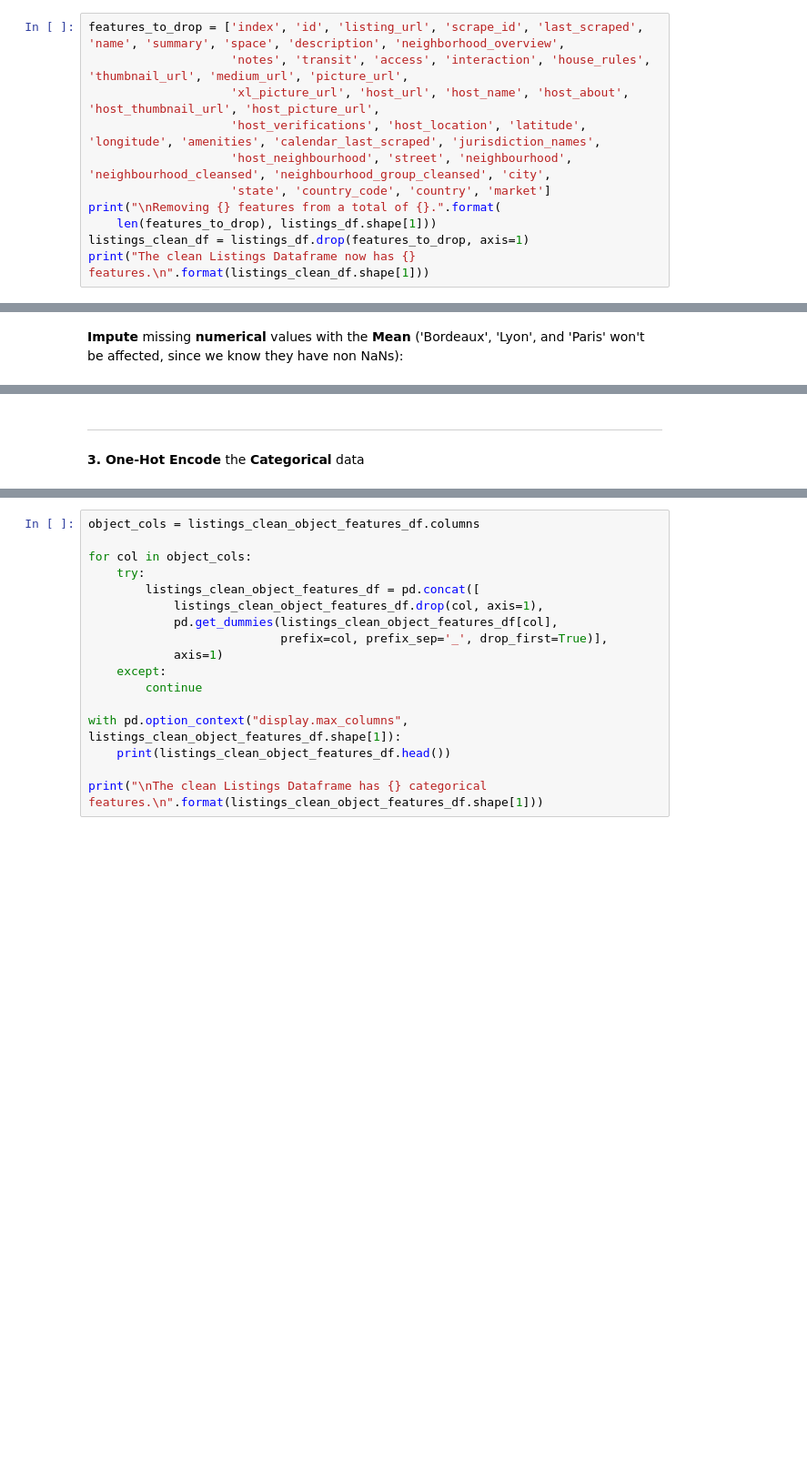
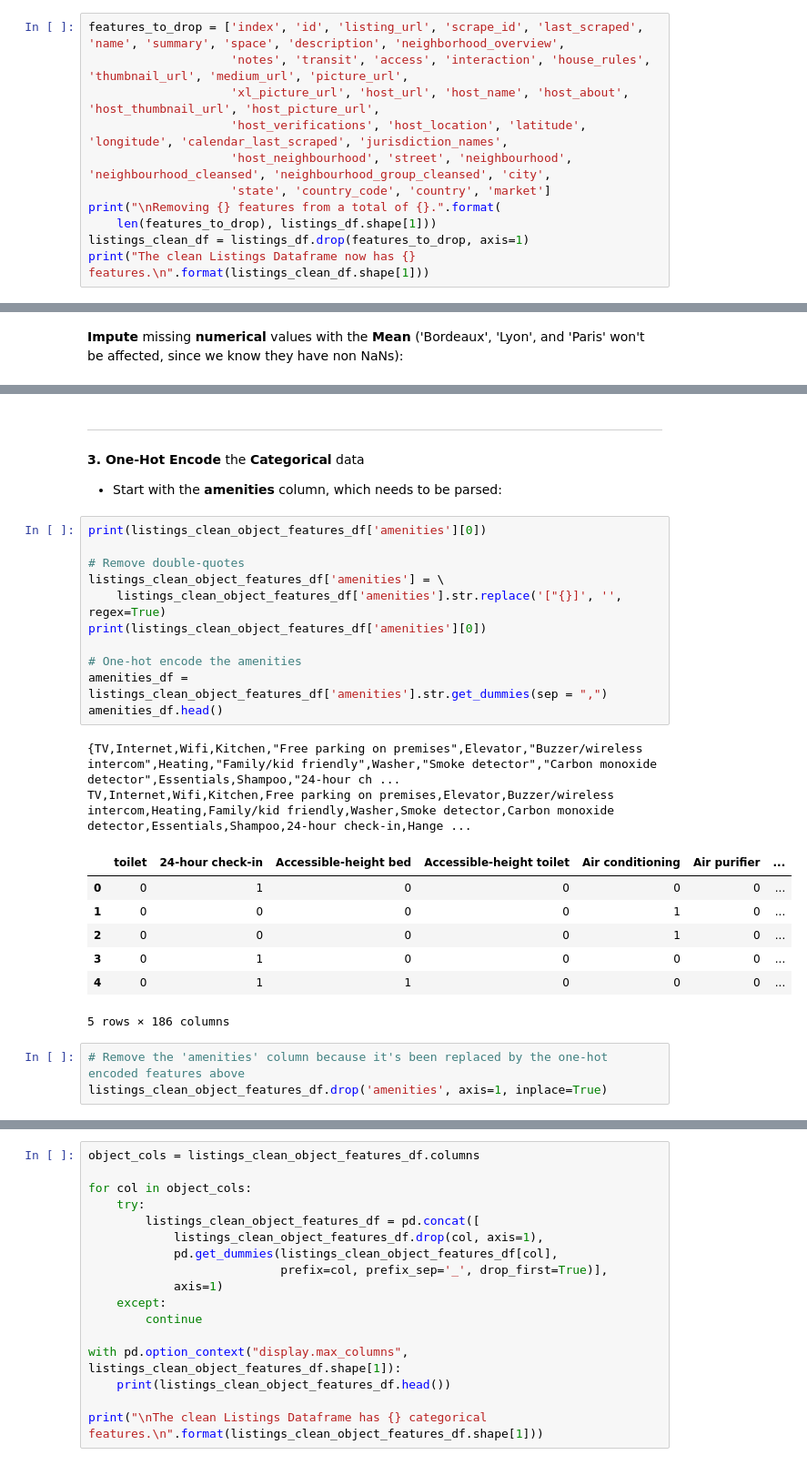
Before and after one commit to ChristopheBunn/Udacity-Data-Scientist-Nanodegree, a Jupyter notebook: Jupyter Notebooks/7 - Introduction to Data Science/Project - Write a Data Science Blog Post/Airbnb_Bordeaux_Lyon_Paris.ipynb, the cells around one changed output, grey strips where cells are left out. Shown at 91% size. Cells and saved outputs as stored; diff of their text form; blank space fills up the shorter version.

Commit message:
Cleaned more data before performing PCA: calendar_updated* and amenities

```diff
--- a/Jupyter Notebooks/7 - Introduction to Data Science/Project - Write a Data Science Blog Post/Airbnb_Bordeaux_Lyon_Paris.ipynb
+++ b/Jupyter Notebooks/7 - Introduction to Data Science/Project - Write a Data Science Blog Post/Airbnb_Bordeaux_Lyon_Paris.ipynb
@@ -622,7 +622,7 @@ Careful analysis of the data above - searching visually for free text, using "li
 features_to_drop = ['index', 'id', 'listing_url', 'scrape_id', 'last_scraped', 'name', 'summary', 'space', 'description', 'neighborhood_overview',
                     'notes', 'transit', 'access', 'interaction', 'house_rules', 'thumbnail_url', 'medium_url', 'picture_url',
                     'xl_picture_url', 'host_url', 'host_name', 'host_about', 'host_thumbnail_url', 'host_picture_url',
-                    'host_verifications', 'host_location', 'latitude', 'longitude', 'amenities', 'calendar_last_scraped', 'jurisdiction_names',
+                    'host_verifications', 'host_location', 'latitude', 'longitude', 'calendar_last_scraped', 'jurisdiction_names',
                     'host_neighbourhood', 'street', 'neighbourhood', 'neighbourhood_cleansed', 'neighbourhood_group_cleansed', 'city',
                     'state', 'country_code', 'country', 'market']
 print("\nRemoving {} features from a total of {}.".format(
@@ -831,3 +831,28 @@ The clean Listings Dataframe has 43 numerical features.
 # %% [markdown]
 ___
 **3. One-Hot Encode** the **Categorical** data
+ - Start with the **amenities** column, which needs to be parsed:
+# %%
+print(listings_clean_object_features_df['amenities'][0])
+
+# Remove double-quotes
+listings_clean_object_features_df['amenities'] = \
+    listings_clean_object_features_df['amenities'].str.replace('["{}]', '', regex=True)
+print(listings_clean_object_features_df['amenities'][0])
+
+# One-hot encode the amenities
+amenities_df = listings_clean_object_features_df['amenities'].str.get_dummies(sep = ",")
+amenities_df.head()
+# %% [output]
+{TV,Internet,Wifi,Kitchen,"Free parking on premises",Elevator,"Buzzer/wireless intercom",Heating,"Family/kid friendly",Washer,"Smoke detector","Carbon monoxide detector",Essentials,Shampoo,"24-hour ch ...
+TV,Internet,Wifi,Kitchen,Free parking on premises,Elevator,Buzzer/wireless intercom,Heating,Family/kid friendly,Washer,Smoke detector,Carbon monoxide detector,Essentials,Shampoo,24-hour check-in,Hange ...
+|  | toilet | 24-hour check-in | Accessible-height bed | Accessible-height toilet | Air conditioning | Air purifier | ... |
+| 0 | 0 | 1 | 0 | 0 | 0 | 0 | ... |
+| 1 | 0 | 0 | 0 | 0 | 1 | 0 | ... |
+| 2 | 0 | 0 | 0 | 0 | 1 | 0 | ... |
+| 3 | 0 | 1 | 0 | 0 | 0 | 0 | ... |
+| 4 | 0 | 1 | 1 | 0 | 0 | 0 | ... |
+5 rows × 186 columns
+# %%
+# Remove the 'amenities' column because it's been replaced by the one-hot encoded features above
+listings_clean_object_features_df.drop('amenities', axis=1, inplace=True)
```
Also changed, not shown: parts of 25 cells of this notebook.
